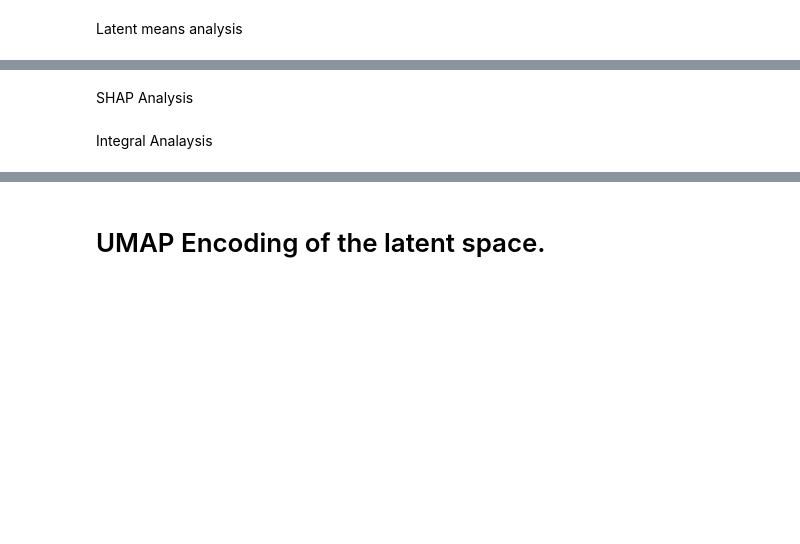
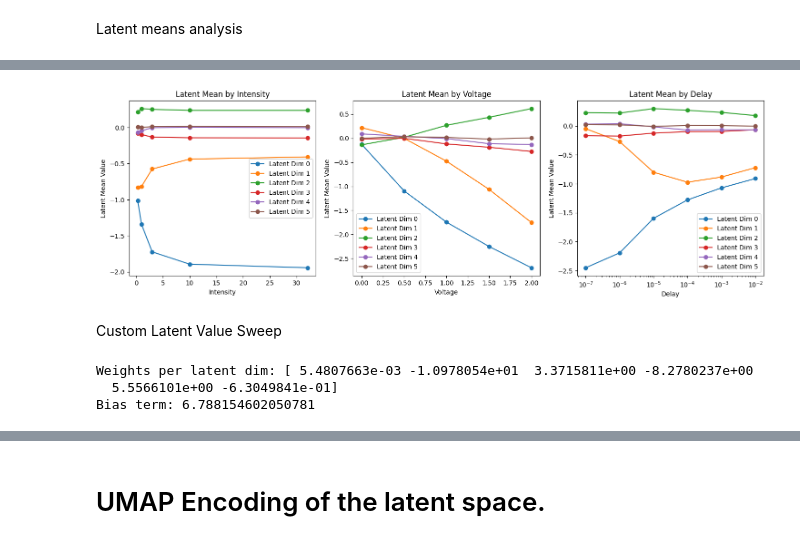
Before and after one commit to rayyyd/ML_charge_modeling, a Jupyter notebook: parameter_tuning/interpretability.ipynb, the cells around one changed output, grey strips where cells are left out. Drawn from its saved outputs; the diff is of its cells as text; code cells hidden in the pictures; blank space fills up the shorter version.

```diff
--- a/parameter_tuning/interpretability.ipynb
+++ b/parameter_tuning/interpretability.ipynb
@@ -331,4 +253,6 @@ axes[2].legend()
+# %%
+ipynb_utils.latent_means_for_parameter(mean_map_indices, latent_sorted)
+# %% [output]
+[figure, added]
 # %% [markdown]
-SHAP Analysis
+Custom Latent Value Sweep
-# %% [markdown]
-Integral Analaysis
@@ -334,0 +269,10 @@ Integral Analaysis
+# %%
+
+
+weights, bias = ipynb_utils.extract_linear_map(infer_step_decode, model_params, time_tensor)
+print("Weights per latent dim:", weights)
+print("Bias term:", bias)
+# %% [output]
+Weights per latent dim: [ 5.4807663e-03 -1.0978054e+01  3.3715811e+00 -8.2780237e+00
+  5.5566101e+00 -6.3049841e-01]
+Bias term: 6.788154602050781
```
Also changed, not shown: parts of 15 cells of this notebook, 4 other files.
